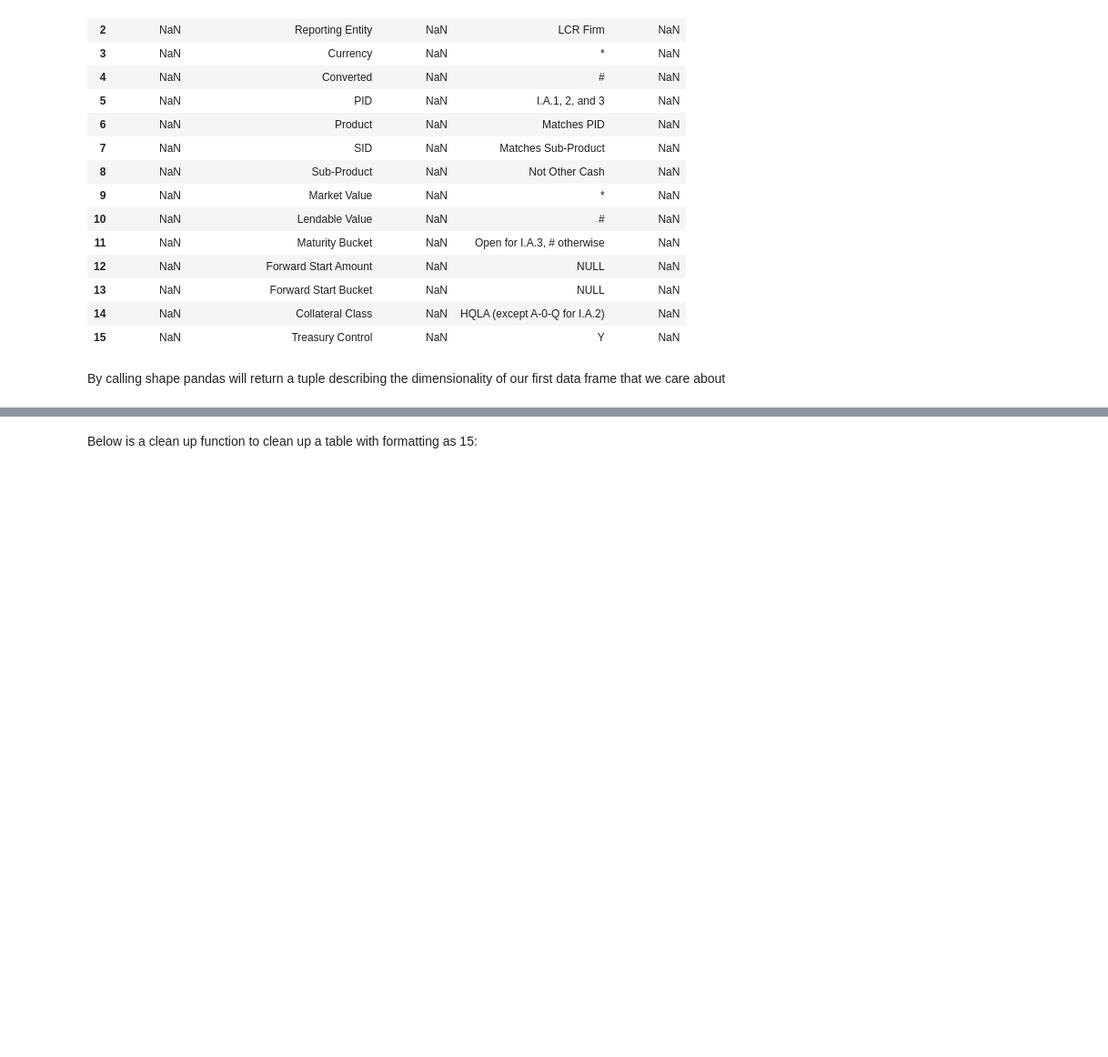
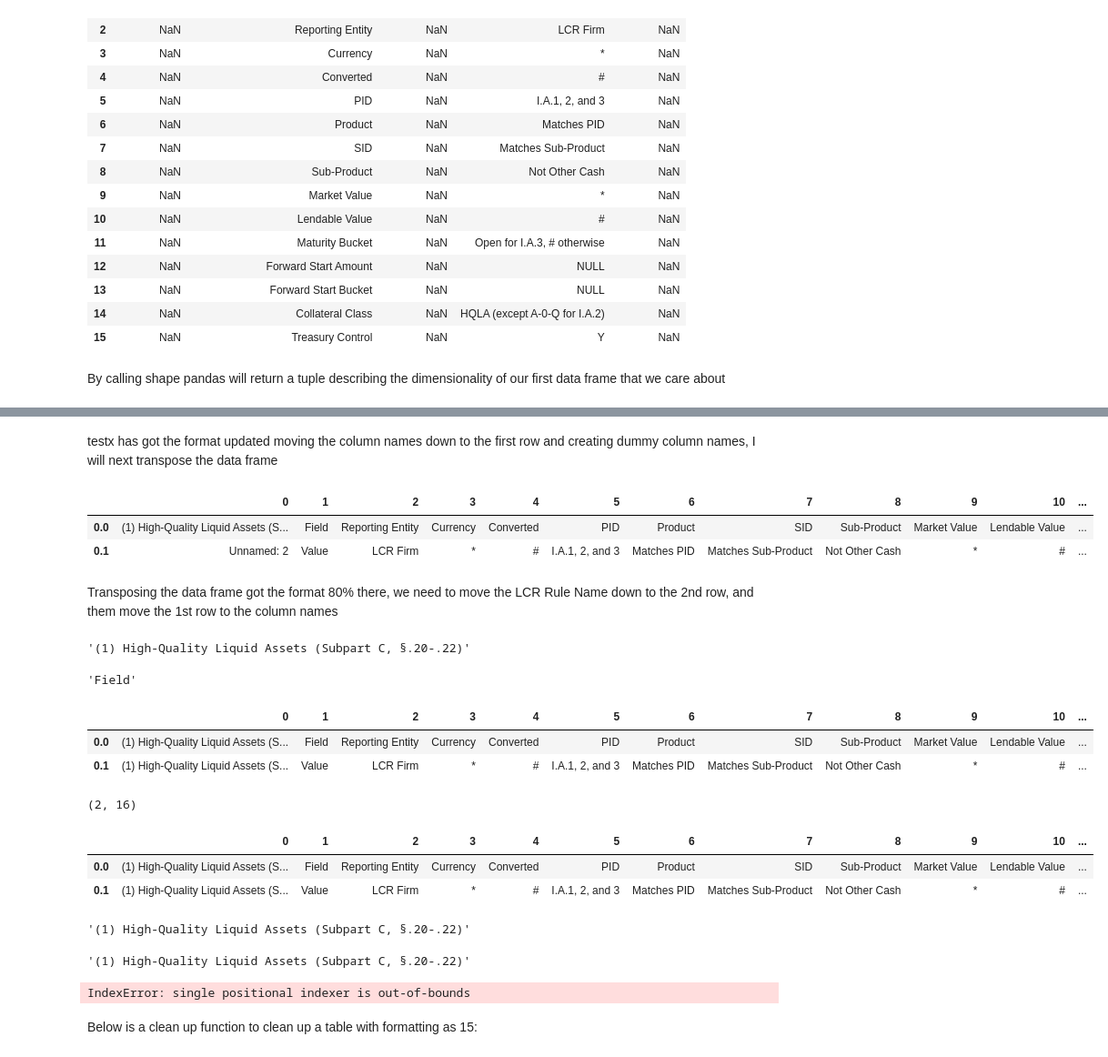
Before and after one commit to cathykiriakos/Data-Science-Practicum-1-2052a-Rules-Web-Scraping-, a Jupyter notebook: MSDS 692 X40 Data Science Practicum_Web Scraping 2052a Rules .ipynb, the cells around one changed output, grey strips where cells are left out. Shown at 91% size. Cells and saved outputs as stored; diff of their text form; code cells hidden in the pictures; blank space fills up the shorter version.

```diff
--- a/MSDS 692 X40 Data Science Practicum_Web Scraping 2052a Rules .ipynb
+++ b/MSDS 692 X40 Data Science Practicum_Web Scraping 2052a Rules .ipynb
@@ -315,0 +293,21 @@ test2
+# %% [markdown]
+testx has got the format updated moving the column names down to the first row and creating dummy column names, I will next transpose the data frame
+# %%
+testx = testx.transpose()
+testx
+# %% [output]
+|  | 0 | 1 | 2 | 3 | 4 | 5 | 6 | 7 | 8 | 9 | 10 | ... |
+| 0.0 | (1) High‐Quality Liquid Assets (S... | Field | Reporting Entity | Currency | Converted | PID | Product | SID | Sub‐Product | Market Value | Lendable Value | ... |
+| 0.1 | Unnamed: 2 | Value | LCR Firm | * | # | I.A.1, 2, and 3 | Matches PID | Matches Sub‐Product | Not Other Cash | * | # | ... |
+# %% [markdown]
+Transposing the data frame got the format 80% there, we need to move the LCR Rule Name down to the 2nd row, and them move the 1st row to the column names
+# %%
+i = testx[0.0].iloc[0]
+i
+# %% [output]
+'(1) High‐Quality Liquid Assets (Subpart C, §.20‐.22)'
+# %%
+testR = testx[1].iloc[0]
+testR
+# %% [output]
+'Field'
@@ -316,3 +318,35 @@ test2
+# %%
+testx
+# %% [output]
+|  | 0 | 1 | 2 | 3 | 4 | 5 | 6 | 7 | 8 | 9 | 10 | ... |
+| 0.0 | (1) High‐Quality Liquid Assets (S... | Field | Reporting Entity | Currency | Converted | PID | Product | SID | Sub‐Product | Market Value | Lendable Value | ... |
+| 0.1 | (1) High‐Quality Liquid Assets (S... | Value | LCR Firm | * | # | I.A.1, 2, and 3 | Matches PID | Matches Sub‐Product | Not Other Cash | * | # | ... |
+# %%
+testx.shape
+# %% [output]
+(2, 16)
+# %%
+testx
+# %% [output]
+|  | 0 | 1 | 2 | 3 | 4 | 5 | 6 | 7 | 8 | 9 | 10 | ... |
+| 0.0 | (1) High‐Quality Liquid Assets (S... | Field | Reporting Entity | Currency | Converted | PID | Product | SID | Sub‐Product | Market Value | Lendable Value | ... |
+| 0.1 | (1) High‐Quality Liquid Assets (S... | Value | LCR Firm | * | # | I.A.1, 2, and 3 | Matches PID | Matches Sub‐Product | Not Other Cash | * | # | ... |
+# %%
+testx.iloc[0,0]
+# %% [output]
+'(1) High‐Quality Liquid Assets (Subpart C, §.20‐.22)'
+# %%
+testx.iloc[1,0]
+# %% [output]
+'(1) High‐Quality Liquid Assets (Subpart C, §.20‐.22)'
+# %%
+headers = testx.iloc[0]
+headers
+#testx  = pd.DataFrame(testx.values[1:], columns=headers)
+#testx = textx.rename({"(1) High‐Quality Liquid Assets (Subpart C, §.20‐.22)":"LCR Rule"}, axis=1, inplace = True)
+#testx
+# %% [output]
+IndexError: single positional indexer is out-of-bounds
 # %% [markdown]
 Below is a clean up function to clean up a table with formatting as 15:
 # %%
```
Also changed, not shown: parts of 29 cells of this notebook.
